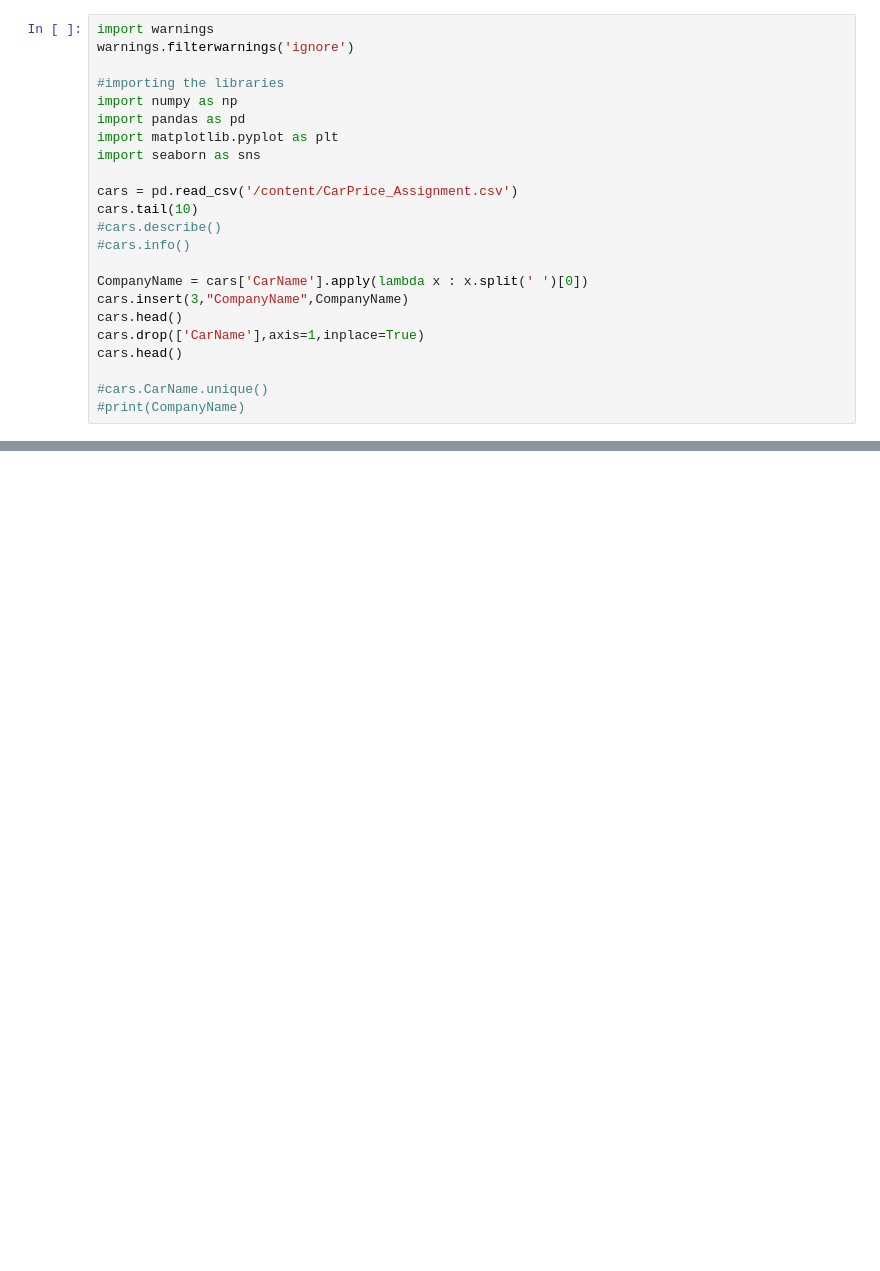
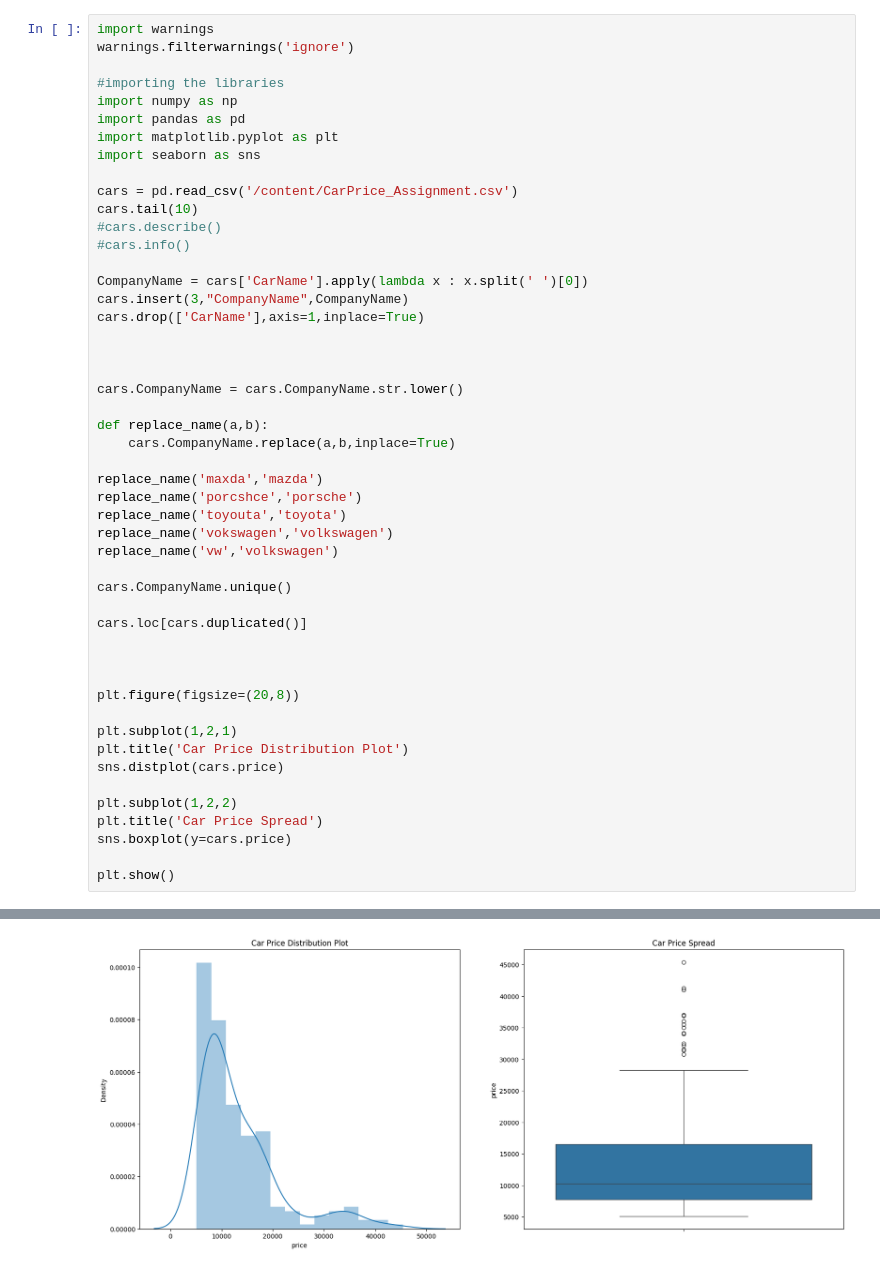
Before and after one commit to Haniabuarab/GazaSkyGeeks, a Jupyter notebook: CarPricePrediction.ipynb, the cells around one changed output, grey strips where cells are left out. Cells and saved outputs as stored; diff of their text form; blank space fills up the shorter version.

```diff
--- a/CarPricePrediction.ipynb
+++ b/CarPricePrediction.ipynb
@@ -17,10 +17,36 @@ cars.tail(10)
 
 CompanyName = cars['CarName'].apply(lambda x : x.split(' ')[0])
 cars.insert(3,"CompanyName",CompanyName)
-cars.head()
 cars.drop(['CarName'],axis=1,inplace=True)
-cars.head()
 
-#cars.CarName.unique()
-#print(CompanyName)
+
+
+cars.CompanyName = cars.CompanyName.str.lower()
+
+def replace_name(a,b):
+    cars.CompanyName.replace(a,b,inplace=True)
+
+replace_name('maxda','mazda')
+replace_name('porcshce','porsche')
+replace_name('toyouta','toyota')
+replace_name('vokswagen','volkswagen')
+replace_name('vw','volkswagen')
+
+cars.CompanyName.unique()
+
+cars.loc[cars.duplicated()]
+
+
+
+plt.figure(figsize=(20,8))
+
+plt.subplot(1,2,1)
+plt.title('Car Price Distribution Plot')
+sns.distplot(cars.price)
+
+plt.subplot(1,2,2)
+plt.title('Car Price Spread')
+sns.boxplot(y=cars.price)
+
+plt.show()
 # %% [output]
@@ -33,0 +53 @@ cars.head()
+[figure, added]
```
Also changed, not shown: parts of 1 cell of this notebook.
